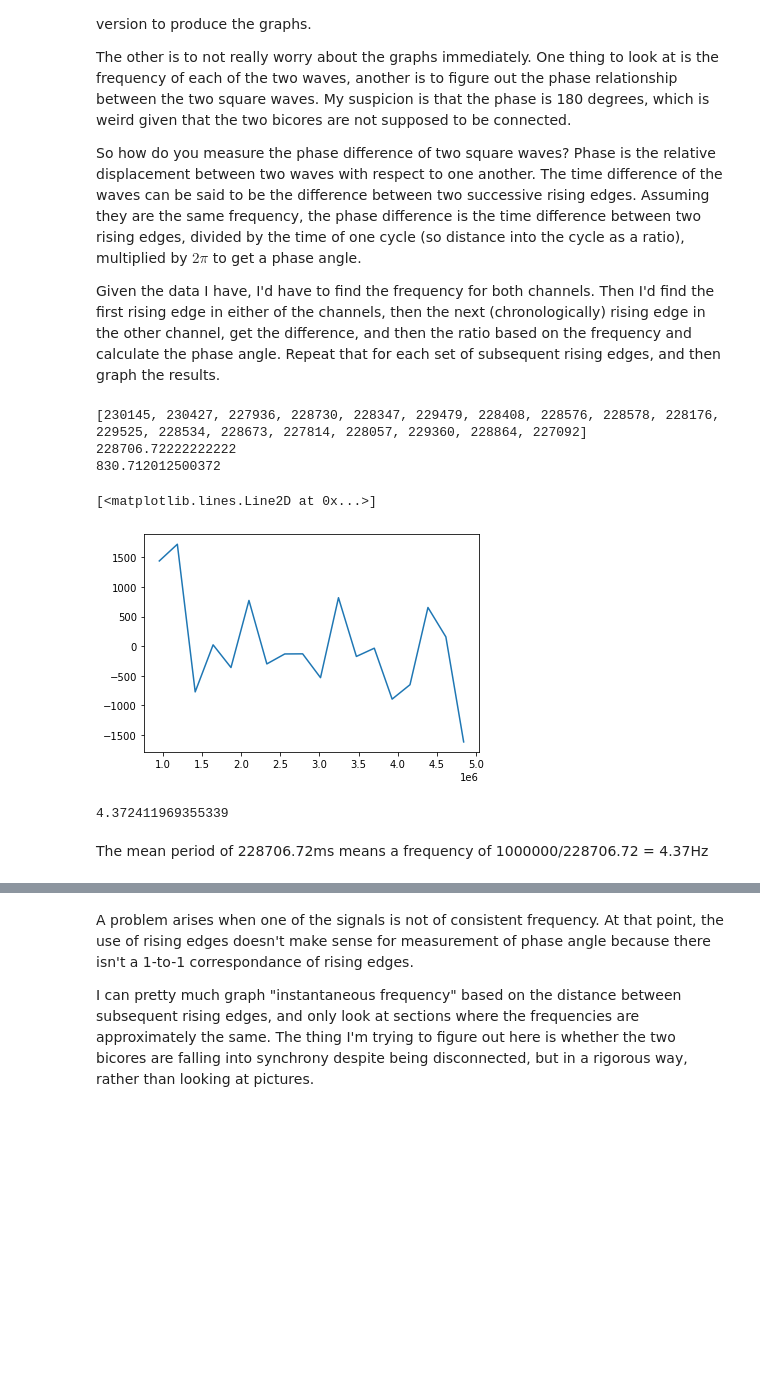
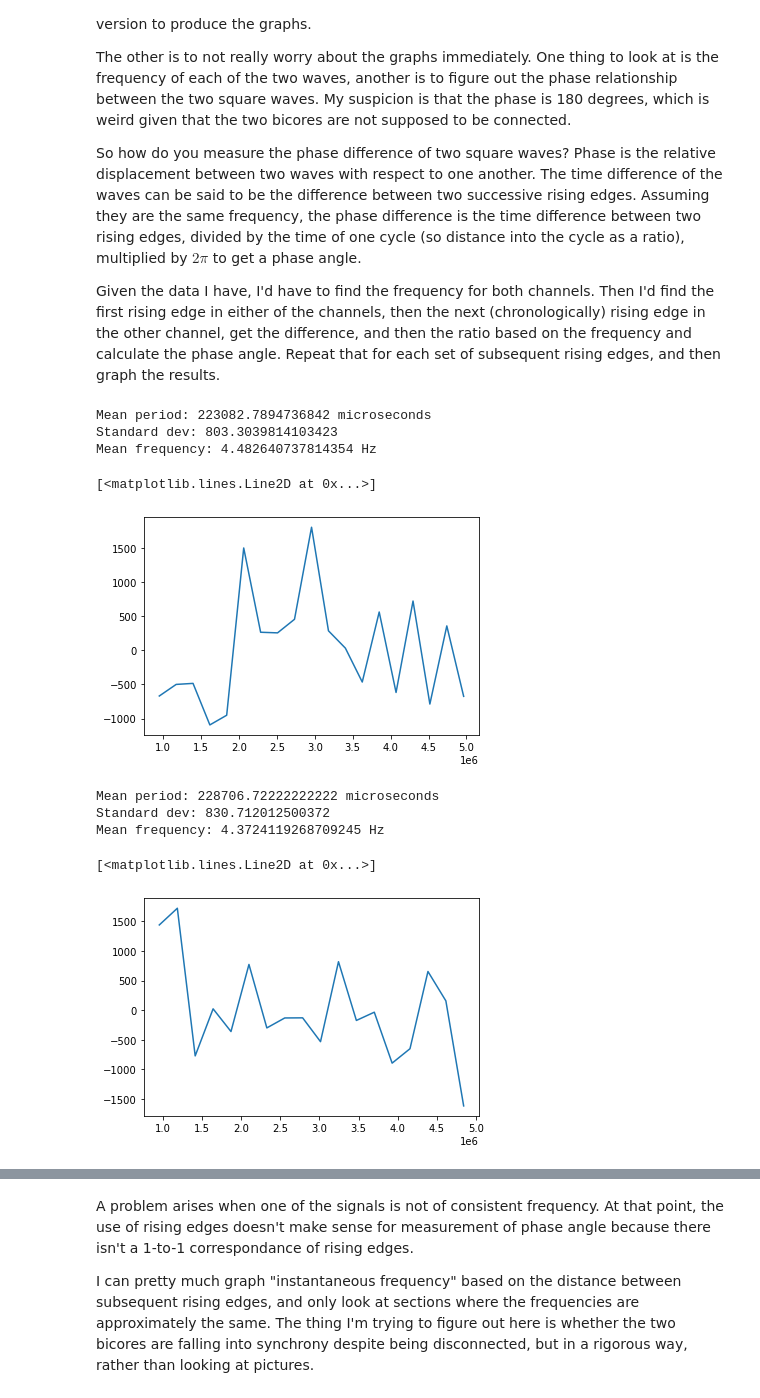
Before and after one commit to ab3nd/beamish-boy, a Jupyter notebook: data_processing_scripts/double_bicore_analysis.ipynb, the cells around one changed output, grey strips where cells are left out. Drawn from its saved outputs; the diff is of its cells as text; code cells hidden in the pictures; blank space fills up the shorter version.

```diff
--- a/data_processing_scripts/double_bicore_analysis.ipynb
+++ b/data_processing_scripts/double_bicore_analysis.ipynb
@@ -28,6 +28,33 @@ The other is to not really worry about the graphs immediately. One thing to look
 So how do you measure the phase difference of two square waves? Phase is the relative displacement between two waves with respect to one another. The time difference of the waves can be said to be the difference between two successive rising edges. Assuming they are the same frequency, the phase difference is the time difference between two rising edges, divided by the time of one cycle (so distance into the cycle as a ratio), multiplied by $2\pi$ to get a phase angle.
 
 Given the data I have, I'd have to find the frequency for both channels. Then I'd find the first rising edge in either of the channels, then the next (chronologically) rising edge in the other channel, get the difference, and then the ratio based on the frequency and calculate the phase angle. Repeat that for each set of subsequent rising edges, and then graph the results.
+# %%
+prev_v = None
+rising_times = []
+for t, v in zip(times, logic1):
+    if prev_v is None:
+        prev_v = v
+    # Rising edges
+    if prev_v != v and v == '1':
+        rising_times.append(int(t))
+    prev_v = v
+
+starts = rising_times[1:]
+ends = rising_times[:-1]
+delta_t = [s - e for s, e in zip(starts, ends)]
+
+import statistics
+print(f"Mean period: {statistics.mean(delta_t)} microseconds")
+print(f"Standard dev: {statistics.stdev(delta_t)}")
+print(f"Mean frequency: {1e6/statistics.mean(delta_t)} Hz")
+
+plt.plot(starts, [d - statistics.mean(delta_t) for d in delta_t])
+# %% [output]
+Mean period: 223082.7894736842 microseconds
+Standard dev: 803.3039814103423
+Mean frequency: 4.482640737814354 Hz
+[<matplotlib.lines.Line2D at 0x...>]
+[figure, added]
 # %%
 prev_v = None
 rising_times = []
@@ -44,19 +71,14 @@ ends = rising_times[:-1]
 delta_t = [s - e for s, e in zip(starts, ends)]
 
 import statistics
-print(statistics.mean(delta_t))
-print(statistics.stdev(delta_t))
+print(f"Mean period: {statistics.mean(delta_t)} microseconds")
+print(f"Standard dev: {statistics.stdev(delta_t)}")
+print(f"Mean frequency: {1e6/statistics.mean(delta_t)} Hz")
 
 plt.plot(starts, [d - statistics.mean(delta_t) for d in delta_t])
 # %% [output]
-[230145, 230427, 227936, 228730, 228347, 229479, 228408, 228576, 228578, 228176, 229525, 228534, 228673, 227814, 228057, 229360, 228864, 227092]
-228706.72222222222
-830.712012500372
+Mean period: 228706.72222222222 microseconds
+Standard dev: 830.712012500372
+Mean frequency: 4.3724119268709245 Hz
 [<matplotlib.lines.Line2D at 0x...>]
 [figure]
-# %%
-1000000/228706.72
-# %% [output]
-4.372411969355339
-# %% [markdown]
-The mean period of 228706.72ms means a frequency of 1000000/228706.72 = 4.37Hz
```
Also changed, not shown: parts of 3 cells of this notebook, 1 other file.
